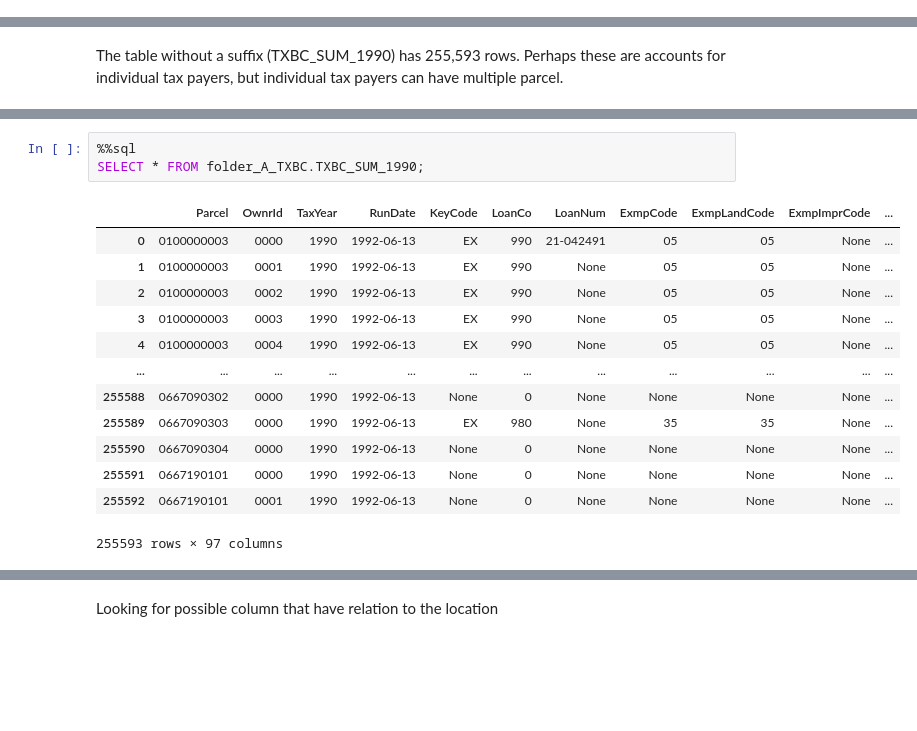
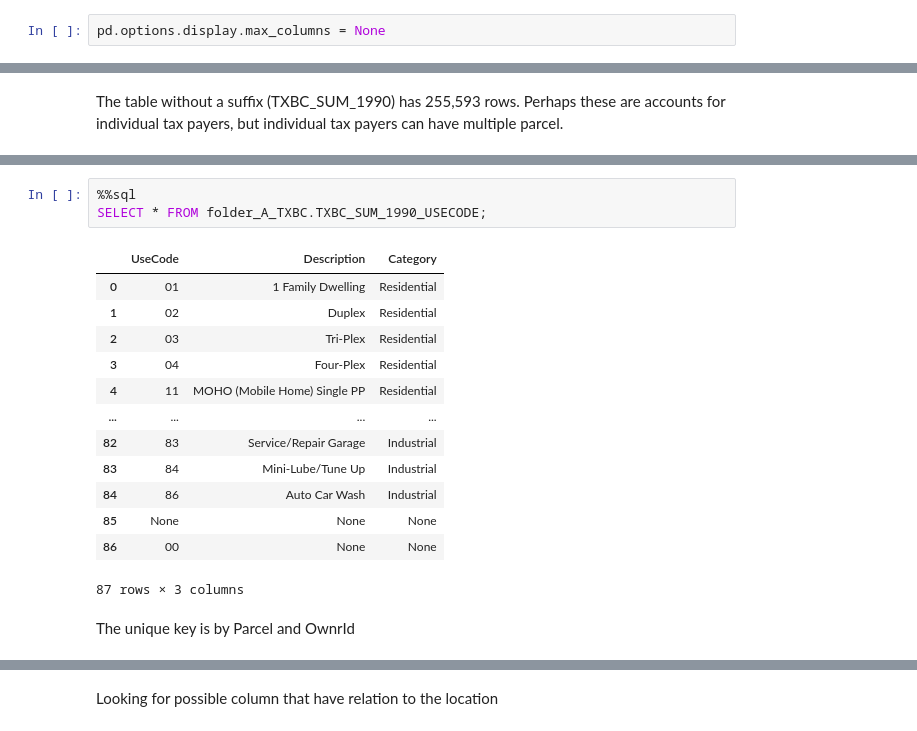
Before and after one commit to jameshowison/tcad_capstone, a Jupyter notebook: explore_tcad.ipynb, the cells around one changed output, grey strips where cells are left out. Drawn from its saved outputs; the diff is of its cells as text; blank space fills up the shorter version.

```diff
--- a/explore_tcad.ipynb
+++ b/explore_tcad.ipynb
@@ -193,6 +244,8 @@ import pandas as pd
 %config SqlMagic.autopandas = True
 %config SqlMagic.feedback = False
 %config SqlMagic.displaycon = False
+# %%
+pd.options.display.max_columns = None
 # %%
 %sql duckdb:///duckdb-file.db
 # %%
@@ -309,17 +381,19 @@ The table without a suffix (TXBC_SUM_1990) has 255,593 rows.  Perhaps these are
 # %%
 %%sql
-SELECT * FROM folder_A_TXBC.TXBC_SUM_1990;
+SELECT * FROM folder_A_TXBC.TXBC_SUM_1990_USECODE;
 # %% [output]
-|  | Parcel | OwnrId | TaxYear | RunDate | KeyCode | LoanCo | LoanNum | ExmpCode | ExmpLandCode | ExmpImprCode | ... |
-| 0 | 0100000003 | 0000 | 1990 | 1992-06-13 | EX | 990 | 21-042491 | 05 | 05 | None | ... |
-| 1 | 0100000003 | 0001 | 1990 | 1992-06-13 | EX | 990 | None | 05 | 05 | None | ... |
-| 2 | 0100000003 | 0002 | 1990 | 1992-06-13 | EX | 990 | None | 05 | 05 | None | ... |
-| 3 | 0100000003 | 0003 | 1990 | 1992-06-13 | EX | 990 | None | 05 | 05 | None | ... |
-| 4 | 0100000003 | 0004 | 1990 | 1992-06-13 | EX | 990 | None | 05 | 05 | None | ... |
-| ... | ... | ... | ... | ... | ... | ... | ... | ... | ... | ... | ... |
-| 255588 | 0667090302 | 0000 | 1990 | 1992-06-13 | None | 0 | None | None | None | None | ... |
-| 255589 | 0667090303 | 0000 | 1990 | 1992-06-13 | EX | 980 | None | 35 | 35 | None | ... |
-| 255590 | 0667090304 | 0000 | 1990 | 1992-06-13 | None | 0 | None | None | None | None | ... |
-| 255591 | 0667190101 | 0000 | 1990 | 1992-06-13 | None | 0 | None | None | None | None | ... |
-| 255592 | 0667190101 | 0001 | 1990 | 1992-06-13 | None | 0 | None | None | None | None | ... |
+|  | UseCode | Description | Category |
+| 0 | 01 | 1 Family Dwelling | Residential |
+| 1 | 02 | Duplex | Residential |
+| 2 | 03 | Tri‐Plex | Residential |
+| 3 | 04 | Four‐Plex | Residential |
+| 4 | 11 | MOHO (Mobile Home) Single PP | Residential |
+| ... | ... | ... | ... |
+| 82 | 83 | Service/Repair Garage | Industrial |
+| 83 | 84 | Mini‐Lube/Tune Up | Industrial |
+| 84 | 86 | Auto Car Wash | Industrial |
+| 85 | None | None | None |
+| 86 | 00 | None | None |
-255593 rows × 97 columns
+87 rows × 3 columns
+# %% [markdown]
+The unique key is by Parcel and OwnrId
```
Also changed, not shown: parts of 55 cells of this notebook.
